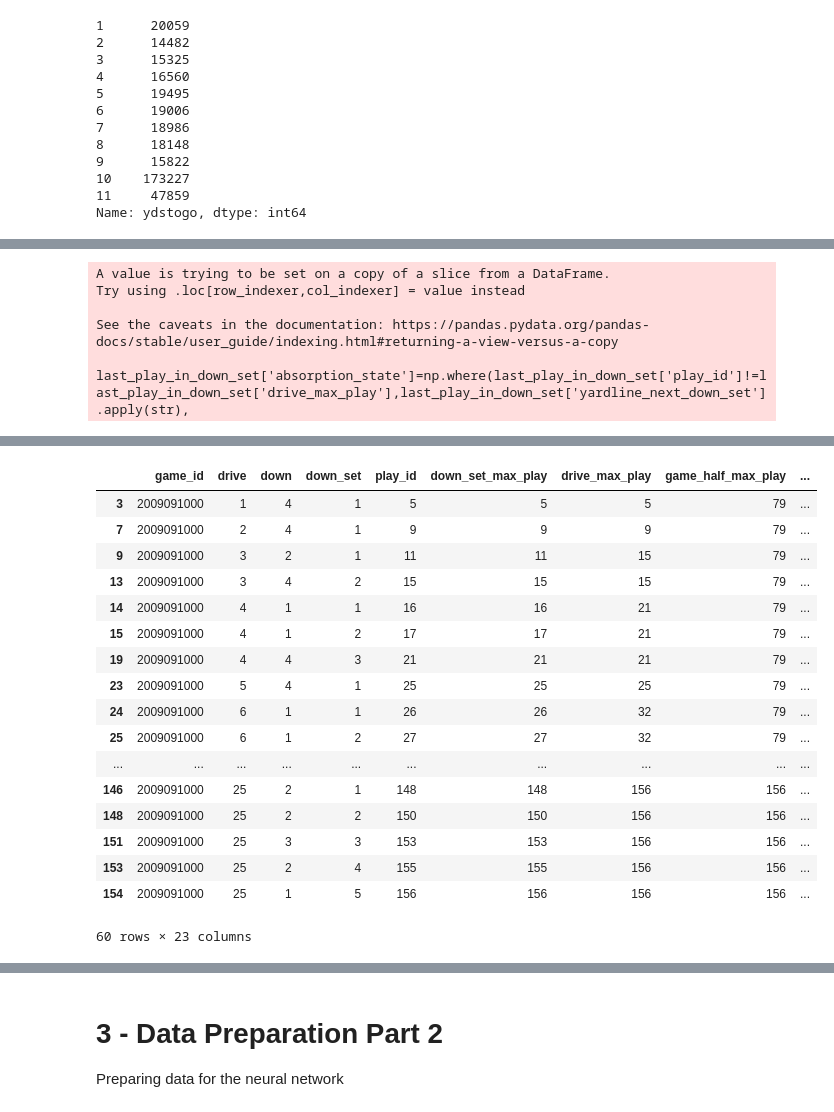
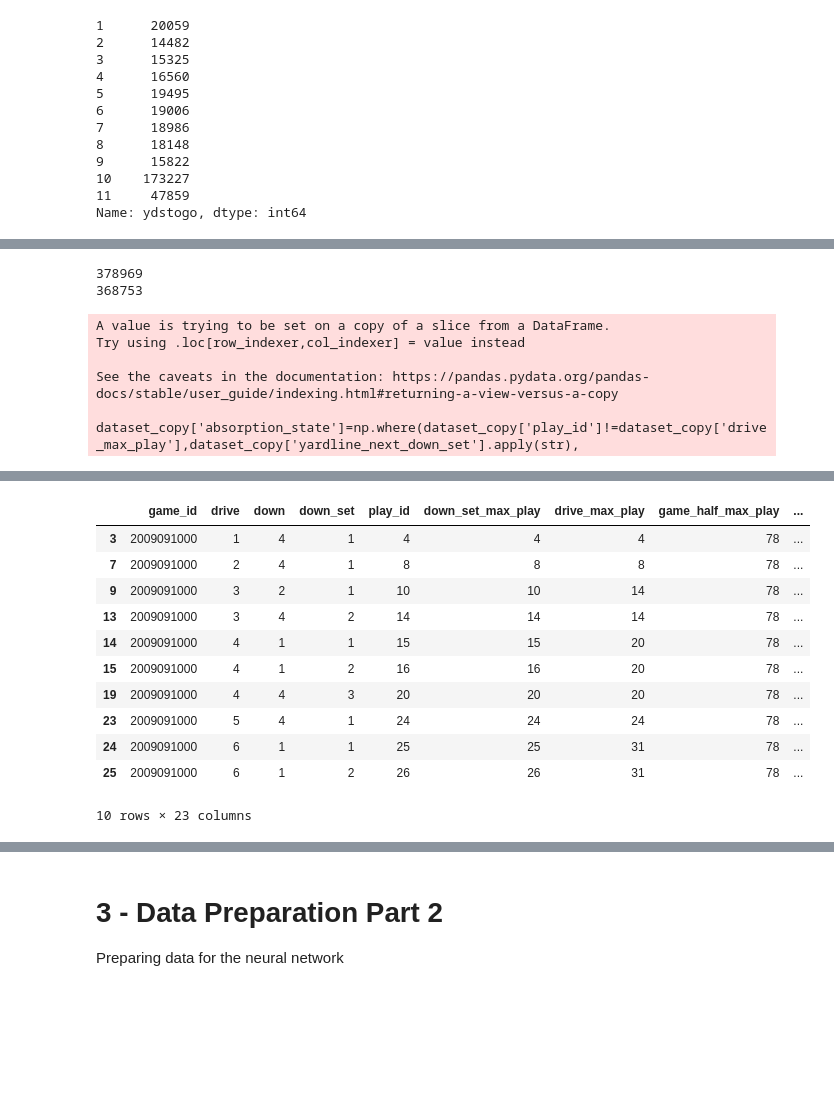
Before and after one commit to acharabin/NFL-Down-Set-Outcome-Prediction, a Jupyter notebook: NFL-Down-Set-Outcome-Prediction.ipynb, the cells around one changed output, grey strips where cells are left out. Saved outputs shown, nothing was run; the diff lists cells and outputs as text; code cells hidden in the pictures; blank space fills up the shorter version.

```diff
--- a/NFL-Down-Set-Outcome-Prediction.ipynb
+++ b/NFL-Down-Set-Outcome-Prediction.ipynb
@@ -168,6 +158,9 @@ dataset['down_set_max_play']=dataset.groupby(['game_id','drive','down_set'])['pl
 
 # Create identifier for the last play in a drive
 dataset['drive_max_play']=dataset.groupby(['game_id','drive'])['play_id'].transform(max)
+
+# Create identifier for the last down in a set
+dataset['down_set_max_down']=dataset.groupby(['game_id','drive'])['down'].transform(max)
 
 # Create identifier for the last play in a game
 dataset['game_half_max_play']=dataset.groupby(['game_id','game_half'])['play_id'].transform(max)
@@ -178,10 +171,7 @@ first_down=dataset.loc[dataset['down']==1,['game_id','drive','down_set','yardlin
 first_down['down_set']=first_down['down_set']-1
 dataset=dataset.merge(first_down,how='left',on=['game_id','drive','down_set'])
 
-# Filter to the last down in the down_set
-last_play_in_down_set=dataset[dataset['play_id']==dataset['down_set_max_play']]
-
 # Observe Result
-dataset.loc[dataset['game_id']==2009091000,['game_id','drive','down','down_set','play_id','yardline','posteam','down_set_max_play','drive_max_play','game_half_max_play','yardline_next_down_set']].head(20)
+dataset.loc[dataset['game_id']==2009091000,['game_id','drive','down','down_set','play_id','yardline','posteam','down_set_max_play','drive_max_play','down_set_max_down','game_half_max_play','yardline_next_down_set']].head(20)
 # %% [output]
 |  | game_id | drive | down | down_set | play_id | yardline | posteam | down_set_max_play | drive_max_play | ... |
@@ -204,20 +194,31 @@ dataset.loc[dataset['game_id']==2009091000,['game_id','drive','down','down_set',
+# %%
+# For cases with repeat downs (i.e. penalty), let's select the record with max_play_id to ensure a down set has a max of 4 plays
+print(len(dataset))
+dataset=dataset.loc[dataset['play_id']==dataset.groupby(['down_set_id','down'])['play_id'].transform(max),]
+print(len(dataset))
+# %% [output]
+378969
+368753
+# %%
+# Make copy of dataset to find absorption states, and later join back to the main dataset
+dataset_copy=dataset[dataset['play_id']==dataset['down_set_max_play']]
 # %%
-# Find the absorption state of the down set
+# Find the absorption state for the down set, the final state that ends the team's position or starts a new set of downs
 
 # 19 different options
 # 10 options where the drive continues
-# One for each yardline position
+# One for each bucketed yardline position
 # 9 options where the drive ends
 # touchdown, field goal, safety, missed field goal, fumble, interception, turnover on downs, punt, end of half or game.
 
-last_play_in_down_set['absorption_state']=np.where(last_play_in_down_set['play_id']!=last_play_in_down_set['drive_max_play'],last_play_in_down_set['yardline_next_down_set'].apply(str),
-                                              np.where(last_play_in_down_set['touchdown']==1,'touchdown',np.where(last_play_in_down_set['field_goal_result']=='made','field_goal',np.where(last_play_in_down_set['safety']==1,'safety',np.where(last_play_in_down_set['field_goal_result'].isin(['missed','blocked']),'missed_field_goal',np.where(last_play_in_down_set['fumble']==1,'fumble',np.where(last_play_in_down_set['interception']==1,'interception',np.where(last_play_in_down_set['kick_distance'].isnull()==False,'punt',np.where(last_play_in_down_set['play_id']==last_play_in_down_set['game_half_max_play'],'end_of_half','turnover')))))))))
+dataset_copy['absorption_state']=np.where(dataset_copy['play_id']!=dataset_copy['drive_max_play'],dataset_copy['yardline_next_down_set'].apply(str),
+                                              np.where(dataset_copy['touchdown']==1,'touchdown',np.where(dataset_copy['field_goal_result']=='made','field_goal',np.where(dataset_copy['safety']==1,'safety',np.where(dataset_copy['field_goal_result'].isin(['missed','blocked']),'missed_field_goal',np.where(dataset_copy['fumble']==1,'fumble',np.where(dataset_copy['interception']==1,'interception',np.where(dataset_copy['kick_distance'].isnull()==False,'punt',np.where(dataset_copy['play_id']==dataset_copy['game_half_max_play'],'end_of_half','turnover')))))))))
 # %% [output]
 A value is trying to be set on a copy of a slice from a DataFrame.
 Try using .loc[row_indexer,col_indexer] = value instead
 
 See the caveats in the documentation: https://pandas.pydata.org/pandas-docs/stable/user_guide/indexing.html#returning-a-view-versus-a-copy
-  last_play_in_down_set['absorption_state']=np.where(last_play_in_down_set['play_id']!=last_play_in_down_set['drive_max_play'],last_play_in_down_set['yardline_next_down_set'].apply(str),
+  dataset_copy['absorption_state']=np.where(dataset_copy['play_id']!=dataset_copy['drive_max_play'],dataset_copy['yardline_next_down_set'].apply(str),
 # %%
 # Observe down set absorption states
 
@@ -251,25 +252,19 @@ Name: absorption_state, dtype: int64
 # %%
 # Observe results for a game
 
-# last_play_in_down_set.loc[(last_play_in_down_set['absorption_state']=='nan'),['game_id','drive','down','down_set','play_id','down_set_max_play','drive_max_play','game_half_max_play','yardline','posteam','yardline_next_down_set','touchdown','field_goal_result','safety','fumble','interception','kick_distance','half_seconds_remaining','game_seconds_remaining','ydstogo_archive','yards_gained','penalty','absorption_state']].head(20)
-last_play_in_down_set.loc[last_play_in_down_set['game_id']==2009091000,['game_id','drive','down','down_set','play_id','down_set_max_play','drive_max_play','game_half_max_play','yardline','posteam','yardline_next_down_set','touchdown','field_goal_result','safety','fumble','interception','kick_distance','half_seconds_remaining','game_seconds_remaining','ydstogo_archive','yards_gained','penalty','absorption_state']]
+# dataset_copy.loc[(last_play_in_down_set['absorption_state']=='nan'),['game_id','drive','down','down_set','play_id','down_set_max_play','drive_max_play','game_half_max_play','yardline','posteam','yardline_next_down_set','touchdown','field_goal_result','safety','fumble','interception','kick_distance','half_seconds_remaining','game_seconds_remaining','ydstogo_archive','yards_gained','penalty','absorption_state']].head(20)
+dataset_copy.loc[dataset_copy['game_id']==2009091000,['game_id','drive','down','down_set','play_id','down_set_max_play','drive_max_play','game_half_max_play','yardline','posteam','yardline_next_down_set','touchdown','field_goal_result','safety','fumble','interception','kick_distance','half_seconds_remaining','game_seconds_remaining','ydstogo_archive','yards_gained','penalty','absorption_state']].head(10)
 # %% [output]
 |  | game_id | drive | down | down_set | play_id | down_set_max_play | drive_max_play | game_half_max_play | ... |
-| 3 | 2009091000 | 1 | 4 | 1 | 5 | 5 | 5 | 79 | ... |
-| 7 | 2009091000 | 2 | 4 | 1 | 9 | 9 | 9 | 79 | ... |
-| 9 | 2009091000 | 3 | 2 | 1 | 11 | 11 | 15 | 79 | ... |
-| 13 | 2009091000 | 3 | 4 | 2 | 15 | 15 | 15 | 79 | ... |
-| 14 | 2009091000 | 4 | 1 | 1 | 16 | 16 | 21 | 79 | ... |
-| 15 | 2009091000 | 4 | 1 | 2 | 17 | 17 | 21 | 79 | ... |
-| 19 | 2009091000 | 4 | 4 | 3 | 21 | 21 | 21 | 79 | ... |
-| 23 | 2009091000 | 5 | 4 | 1 | 25 | 25 | 25 | 79 | ... |
-| 24 | 2009091000 | 6 | 1 | 1 | 26 | 26 | 32 | 79 | ... |
-| 25 | 2009091000 | 6 | 1 | 2 | 27 | 27 | 32 | 79 | ... |
-| ... | ... | ... | ... | ... | ... | ... | ... | ... | ... |
-| 146 | 2009091000 | 25 | 2 | 1 | 148 | 148 | 156 | 156 | ... |
-| 148 | 2009091000 | 25 | 2 | 2 | 150 | 150 | 156 | 156 | ... |
-| 151 | 2009091000 | 25 | 3 | 3 | 153 | 153 | 156 | 156 | ... |
-| 153 | 2009091000 | 25 | 2 | 4 | 155 | 155 | 156 | 156 | ... |
-| 154 | 2009091000 | 25 | 1 | 5 | 156 | 156 | 156 | 156 | ... |
+| 3 | 2009091000 | 1 | 4 | 1 | 4 | 4 | 4 | 78 | ... |
+| 7 | 2009091000 | 2 | 4 | 1 | 8 | 8 | 8 | 78 | ... |
+| 9 | 2009091000 | 3 | 2 | 1 | 10 | 10 | 14 | 78 | ... |
+| 13 | 2009091000 | 3 | 4 | 2 | 14 | 14 | 14 | 78 | ... |
+| 14 | 2009091000 | 4 | 1 | 1 | 15 | 15 | 20 | 78 | ... |
+| 15 | 2009091000 | 4 | 1 | 2 | 16 | 16 | 20 | 78 | ... |
+| 19 | 2009091000 | 4 | 4 | 3 | 20 | 20 | 20 | 78 | ... |
+| 23 | 2009091000 | 5 | 4 | 1 | 24 | 24 | 24 | 78 | ... |
+| 24 | 2009091000 | 6 | 1 | 1 | 25 | 25 | 31 | 78 | ... |
+| 25 | 2009091000 | 6 | 1 | 2 | 26 | 26 | 31 | 78 | ... |
-60 rows × 23 columns
+10 rows × 23 columns
 # %%
```
Also changed, not shown: parts of 50 cells of this notebook, 10 other files.
